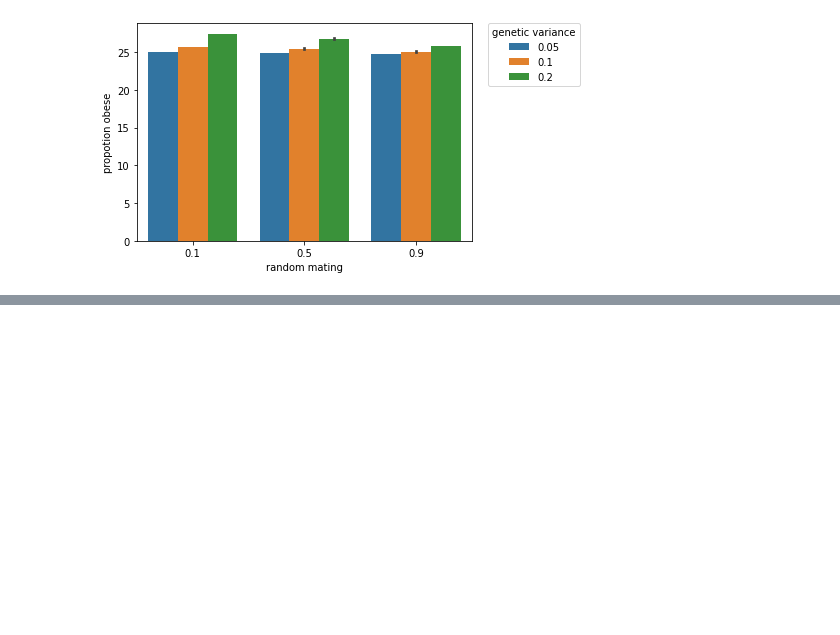
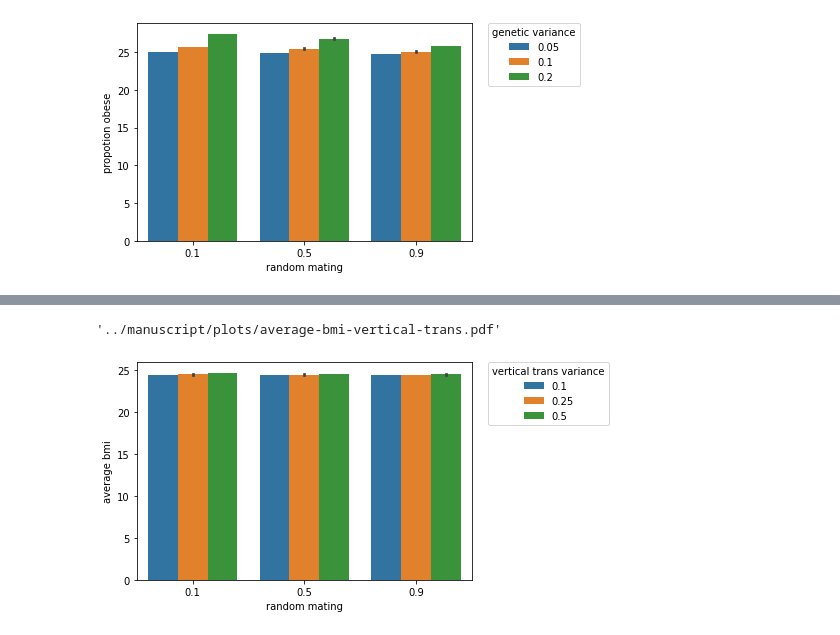
Before and after one commit to sdaza/obesity-dem-heritability, a Jupyter notebook: notebooks/bmi-analysis-by-scenario.ipynb, the cells around one changed output, grey strips where cells are left out. Saved outputs shown, nothing was run; the diff lists cells and outputs as text; code cells hidden in the pictures; blank space fills up the shorter version.

```diff
--- a/notebooks/bmi-analysis-by-scenario.ipynb
+++ b/notebooks/bmi-analysis-by-scenario.ipynb
@@ -52,0 +78,10 @@ shutil.copy(plots_path + "average-bmi-genes.pdf", plot_manuscript)
+# %%
+p = sns.barplot(y='average_bmi', x='p_random_mating', hue='p_vertical_trans_variance',data=df, estimator=np.median);
+p.set_ylabel("average bmi", fontsize = 10)
+p.set_xlabel("random mating", fontsize = 10)
+plt.legend(title='vertical trans variance', bbox_to_anchor=(1.05, 1), loc=2, borderaxespad=0.)
+plt.savefig(plots_path + "average-bmi-vertical-trans.pdf", bbox_inches='tight')
+shutil.copy(plots_path + "average-bmi-vertical-trans.pdf", plot_manuscript)
+# %% [output]
+'../manuscript/plots/average-bmi-vertical-trans.pdf'
+[figure, added]
```
Also changed, not shown: parts of 4 cells of this notebook, 1 other file.
